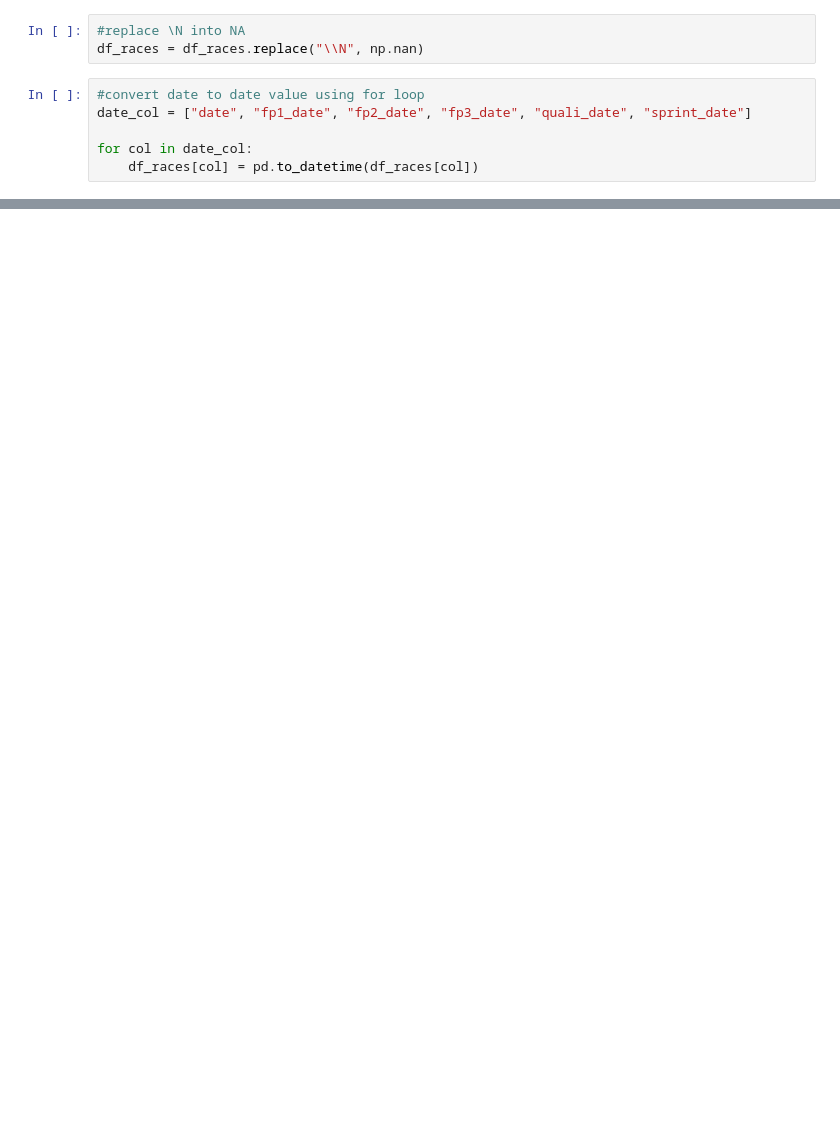
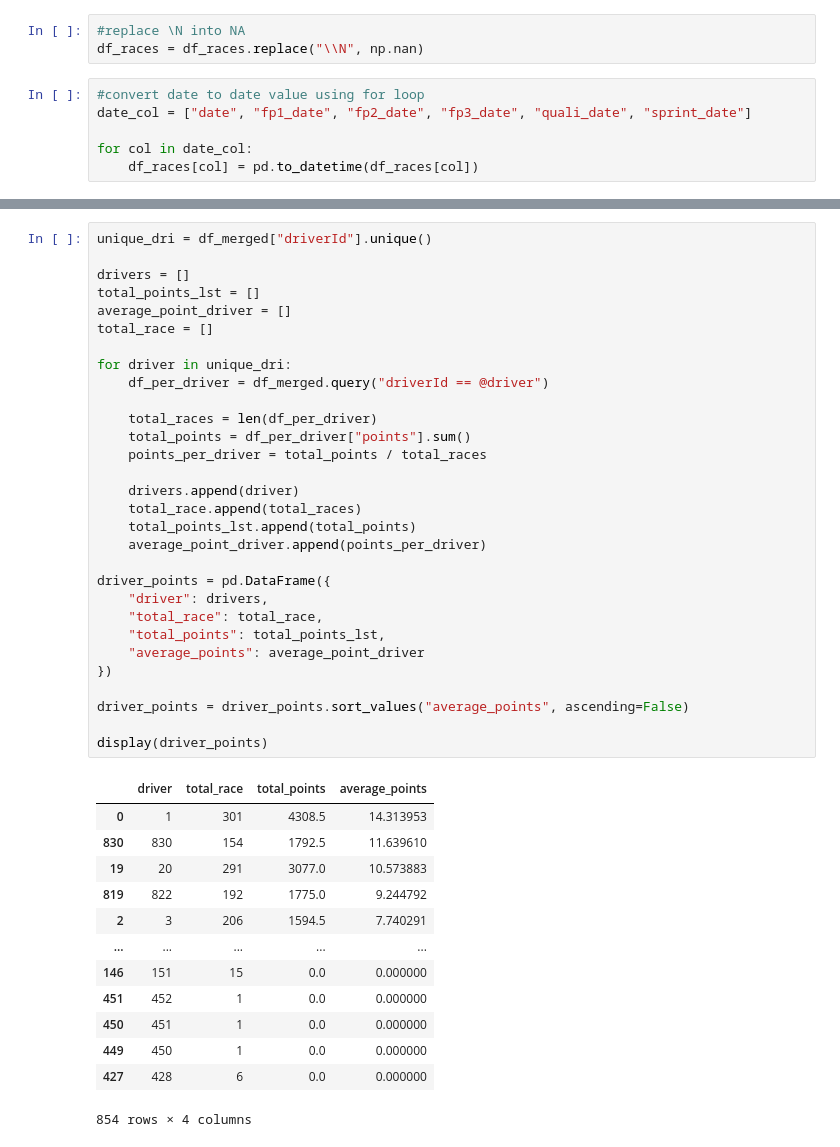
Before and after one commit to Ashley822/datasci151_final_project, a Jupyter notebook: cleaning_and_merging.ipynb, the cells around one changed output, grey strips where cells are left out. Drawn from its saved outputs; the diff is of its cells as text; blank space fills up the shorter version.

```diff
--- a/cleaning_and_merging.ipynb
+++ b/cleaning_and_merging.ipynb
@@ -165,0 +261,44 @@ df_merged = pd.merge(left = df_merged_constructor_results, right = df_races, how
+# %%
+unique_dri = df_merged["driverId"].unique()
+
+drivers = []
+total_points_lst = []
+average_point_driver = []
+total_race = []
+
+for driver in unique_dri:
+    df_per_driver = df_merged.query("driverId == @driver")
+
+    total_races = len(df_per_driver)
+    total_points = df_per_driver["points"].sum()
+    points_per_driver = total_points / total_races
+
+    drivers.append(driver)
+    total_race.append(total_races)
+    total_points_lst.append(total_points)
+    average_point_driver.append(points_per_driver)
+
+driver_points = pd.DataFrame({
+    "driver": drivers,
+    "total_race": total_race,
+    "total_points": total_points_lst,
+    "average_points": average_point_driver
+})
+
+driver_points = driver_points.sort_values("average_points", ascending=False)
+
+display(driver_points)
+# %% [output]
+|  | driver | total_race | total_points | average_points |
+| 0 | 1 | 301 | 4308.5 | 14.313953 |
+| 830 | 830 | 154 | 1792.5 | 11.639610 |
+| 19 | 20 | 291 | 3077.0 | 10.573883 |
+| 819 | 822 | 192 | 1775.0 | 9.244792 |
+| 2 | 3 | 206 | 1594.5 | 7.740291 |
+| ... | ... | ... | ... | ... |
+| 146 | 151 | 15 | 0.0 | 0.000000 |
+| 451 | 452 | 1 | 0.0 | 0.000000 |
+| 450 | 451 | 1 | 0.0 | 0.000000 |
+| 449 | 450 | 1 | 0.0 | 0.000000 |
+| 427 | 428 | 6 | 0.0 | 0.000000 |
+854 rows × 4 columns
```
Also changed, not shown: parts of 7 cells of this notebook.
